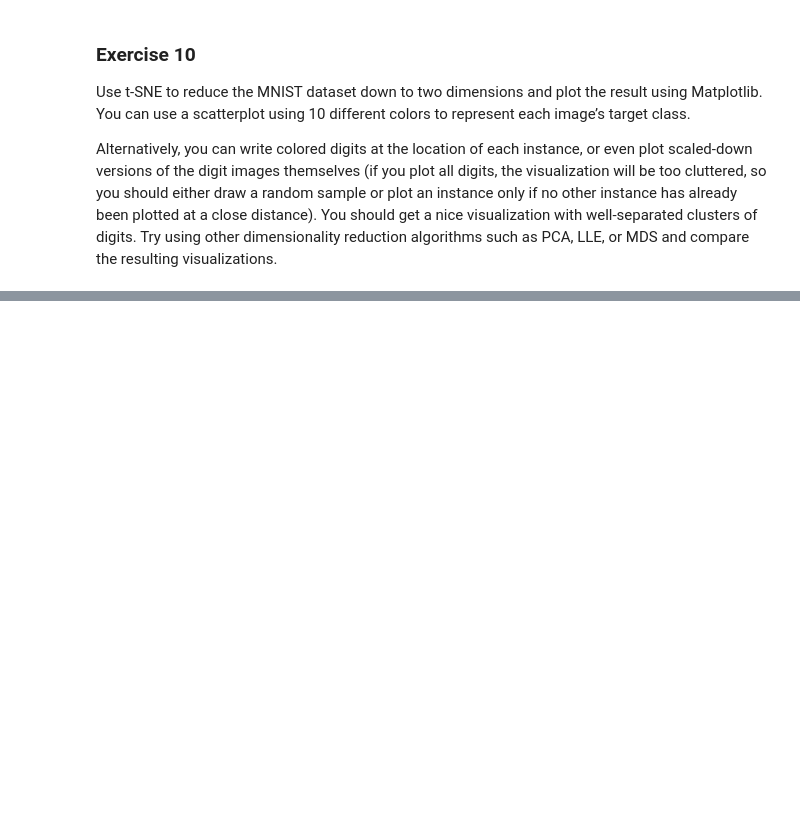
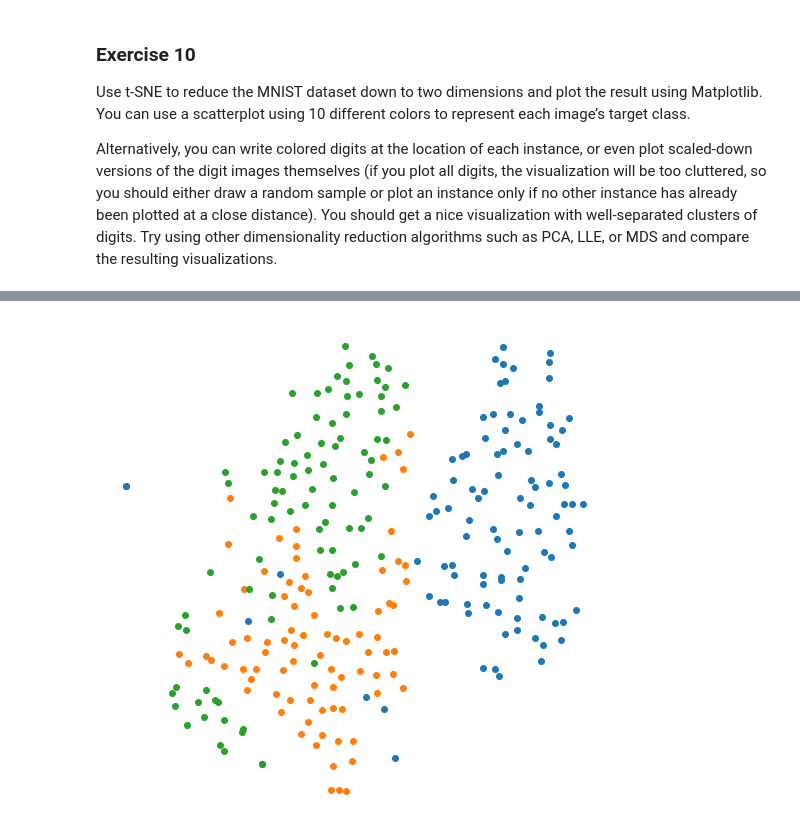
Before and after one commit to jinglingxing/Hands-on-Machine-Learning-with-Scikit-Learn-and-Tensorflow, a Jupyter notebook: 8_dimensionality_reduction.ipynb, the cells around one changed output, grey strips where cells are left out. Cells and saved outputs as stored; diff of their text form; code cells hidden in the pictures; blank space fills up the shorter version.

```diff
--- a/8_dimensionality_reduction.ipynb
+++ b/8_dimensionality_reduction.ipynb
@@ -52,0 +155,15 @@ Alternatively, you can write colored digits at the location of each instance, or
+# %%
+idx = (y==2) | (y==3) | (y==5)
+X_subset = X[idx]
+y_subset = y[idx]
+
+tsne_subset = TSNE(n_components=2, random_state=42)
+X_subset_reduced = tsne_subset.fit_transform(X_subset)
+# %%
+plt.figure(figsize=(9,9))
+for digit in (2,3,5):
+    plt.scatter(X_subset_reduced[y_subset==digit, 0], X_subset_reduced[y_subset==digit, 1])
+plt.axis("off")
+plt.show()
+# %% [output]
+[figure, added]
```
Also changed, not shown: parts of 25 cells of this notebook.
